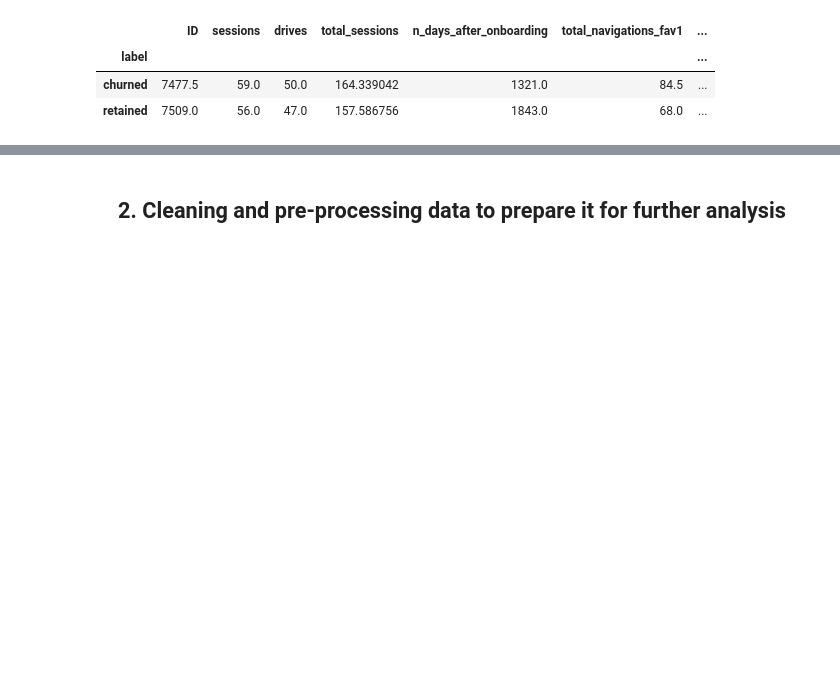
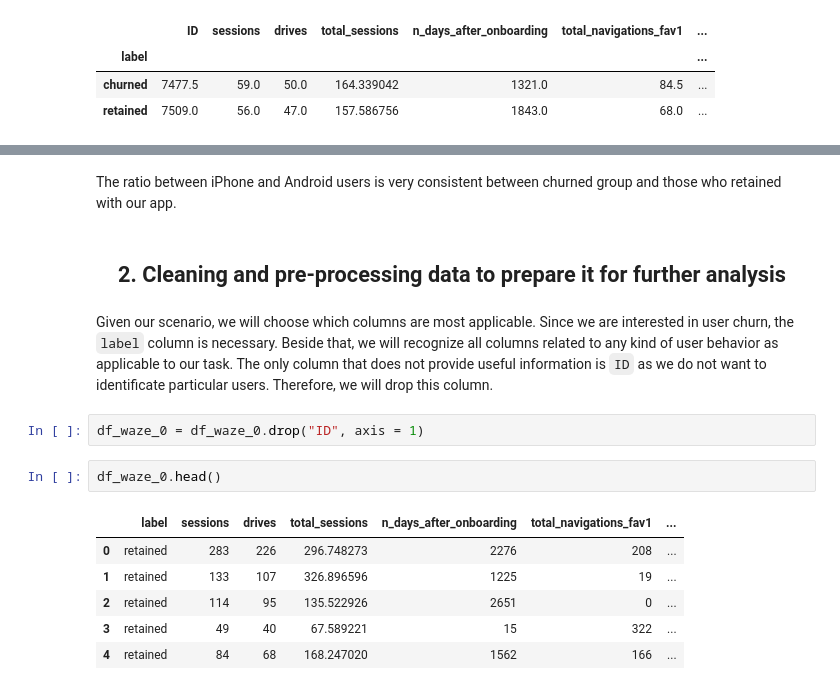
Before and after one commit to Damian-oo/Customer-Churn-Prediction-Waze-app, a Jupyter notebook: Waze Churn Project_full.ipynb, the cells around one changed output, grey strips where cells are left out. Cells and saved outputs as stored; diff of their text form; blank space fills up the shorter version.

```diff
--- a/Waze Churn Project_full.ipynb
+++ b/Waze Churn Project_full.ipynb
@@ -217,2 +308,17 @@ df_waze_0.groupby("label").median(numeric_only = True)
+# %% [markdown]
+The ratio between iPhone and Android users is very consistent between churned group and those who retained with our app.
 # %% [markdown]
 ## <center>  2. Cleaning and pre-processing data to prepare it for further analysis   </center>
+# %% [markdown]
+Given our scenario, we will choose which columns are most applicable. Since we are interested in user churn, the `label` column is necessary. Beside that, we will recognize all columns related to any kind of user behavior as applicable to our task. The only column that does not provide useful information is `ID` as we do not want to identificate particular users. Therefore, we will drop this column.
+# %%
+df_waze_0 = df_waze_0.drop("ID", axis = 1)
+# %%
+df_waze_0.head()
+# %% [output]
+|  | label | sessions | drives | total_sessions | n_days_after_onboarding | total_navigations_fav1 | ... |
+| 0 | retained | 283 | 226 | 296.748273 | 2276 | 208 | ... |
+| 1 | retained | 133 | 107 | 326.896596 | 1225 | 19 | ... |
+| 2 | retained | 114 | 95 | 135.522926 | 2651 | 0 | ... |
+| 3 | retained | 49 | 40 | 67.589221 | 15 | 322 | ... |
+| 4 | retained | 84 | 68 | 168.247020 | 1562 | 166 | ... |
```
Also changed, not shown: parts of 42 cells of this notebook.
